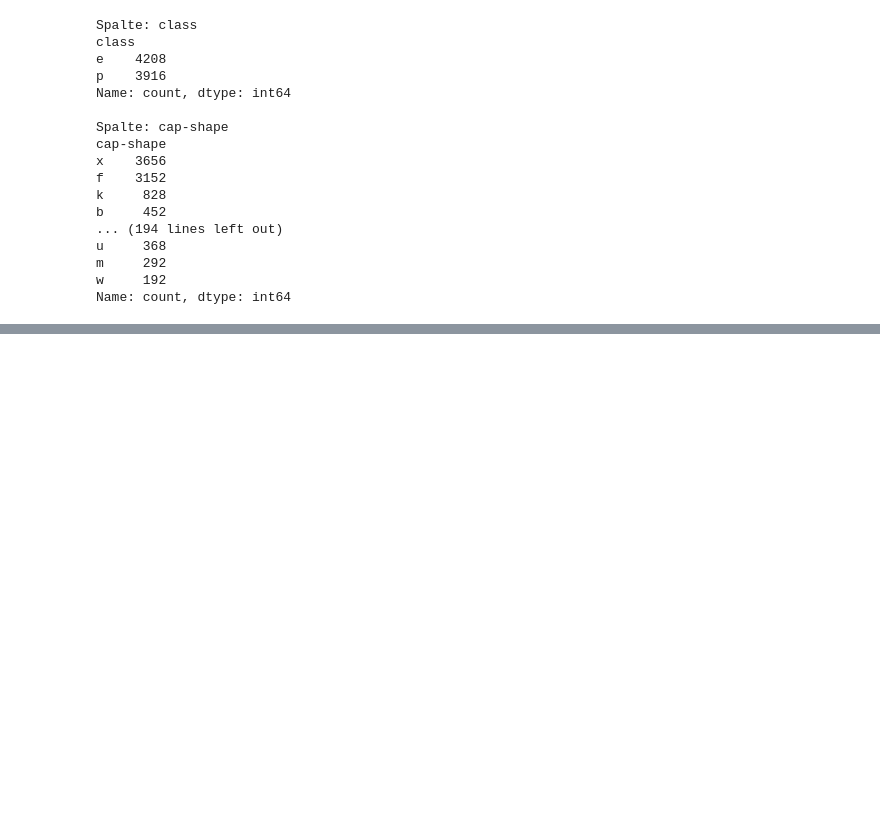
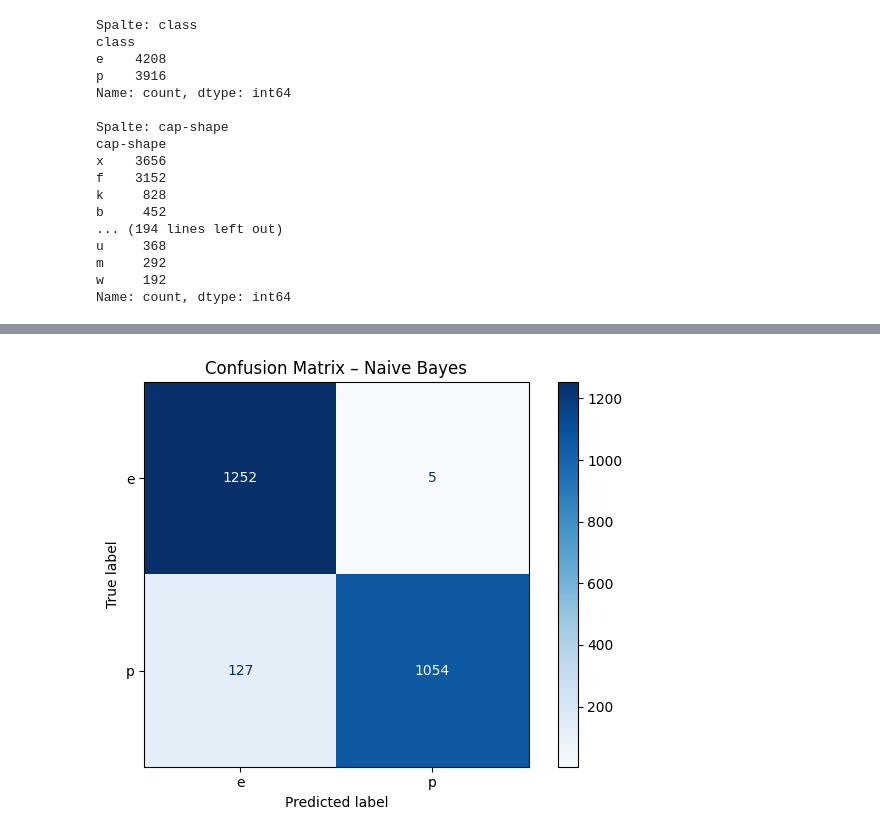
Before and after one commit to metropolisjenensis/Probabilistic-Machine-Learning_lecture-PROJECTS, a Jupyter notebook: projects/09-2KTXXXX_mushroom_classification/Mushroom_Classification.ipynb, the cells around one changed output, grey strips where cells are left out. Drawn from its saved outputs; the diff is of its cells as text; code cells hidden in the pictures; blank space fills up the shorter version.

Commit message:
trained Models and evaluated

```diff
--- a/projects/09-2KTXXXX_mushroom_classification/Mushroom_Classification.ipynb
+++ b/projects/09-2KTXXXX_mushroom_classification/Mushroom_Classification.ipynb
@@ -50,3 +50,89 @@ Name: count, dtype: int64
 # Either dopr colum/Rows, Fill up with most common value/ or just treat as a value itself.
 #predict class e(edible) p(poisonous)
 #One hot encoding for all categorical Features
+# %%
+import pandas as pd
+import numpy as np
+import matplotlib.pyplot as plt
+
+from sklearn.model_selection import train_test_split
+from sklearn.preprocessing import OneHotEncoder, OrdinalEncoder, LabelEncoder
+from sklearn.compose import ColumnTransformer
+from sklearn.pipeline import Pipeline
+from sklearn.naive_bayes import CategoricalNB
+from sklearn.linear_model import LogisticRegression
+
+from sklearn.metrics import classification_report, confusion_matrix, ConfusionMatrixDisplay
+
+# load data
+data = pd.read_csv('mushrooms.csv')
+
+# split in x and y, Dropp veil-type
+X = data.drop(['class','veil-type'], axis=1)
+y = data['class']
+
+# Encode label
+label_encoder = LabelEncoder()
+y_encoded = label_encoder.fit_transform(y)
+
+# Train/Test-Split
+X_train, X_test, y_train, y_test = train_test_split(
+    X, y_encoded, test_size=0.3, random_state=42
+)
+
+# Features
+categorical_features = X.columns.tolist()
+
+# Encoding
+ohe_encoder = ColumnTransformer([
+    ('cat', OneHotEncoder(handle_unknown='ignore'), categorical_features)
+])
+
+ordinal_encoder = ColumnTransformer([
+    ('cat', OrdinalEncoder(), categorical_features)
+])
+
+# ================================
+# Categorical Naive Bayes
+# ================================
+
+nb_pipeline = Pipeline([
+    ('encoder', ordinal_encoder),
+    ('clf', CategoricalNB())
+])
+
+nb_pipeline.fit(X_train, y_train)
+y_pred_nb = nb_pipeline.predict(X_test)
+y_pred_nb_labels = label_encoder.inverse_transform(y_pred_nb)
+
+print("Categorical Naive Bayes:")
+print(classification_report(label_encoder.inverse_transform(y_test), y_pred_nb_labels))
+
+cm = confusion_matrix(label_encoder.inverse_transform(y_test), y_pred_nb_labels)
+ConfusionMatrixDisplay(cm, display_labels=label_encoder.classes_).plot(cmap="Blues")
+plt.title("Confusion Matrix – Naive Bayes")
+plt.tight_layout()
+plt.show()
+
+# ================================
+# logististic regression
+# ================================
+
+logreg_pipeline = Pipeline([
+    ('encoder', ohe_encoder),
+    ('clf', LogisticRegression(max_iter=1000))
+])
+
+logreg_pipeline.fit(X_train, y_train)
+y_pred_logreg = logreg_pipeline.predict(X_test)
+y_pred_logreg_labels = label_encoder.inverse_transform(y_pred_logreg)
+
+print("Logistic Regression (L1):")
+print(classification_report(label_encoder.inverse_transform(y_test), y_pred_logreg_labels))
+
+cm = confusion_matrix(label_encoder.inverse_transform(y_test), y_pred_logreg_labels)
+ConfusionMatrixDisplay(cm, display_labels=label_encoder.classes_).plot(cmap="Blues")
+plt.title("Confusion Matrix – Logistic Regression")
+plt.tight_layout()
+plt.show()
+# %% [output]
@@ -52,0 +148 @@ Name: count, dtype: int64
+[figure, added]
```
Also changed, not shown: parts of 3 cells of this notebook.
